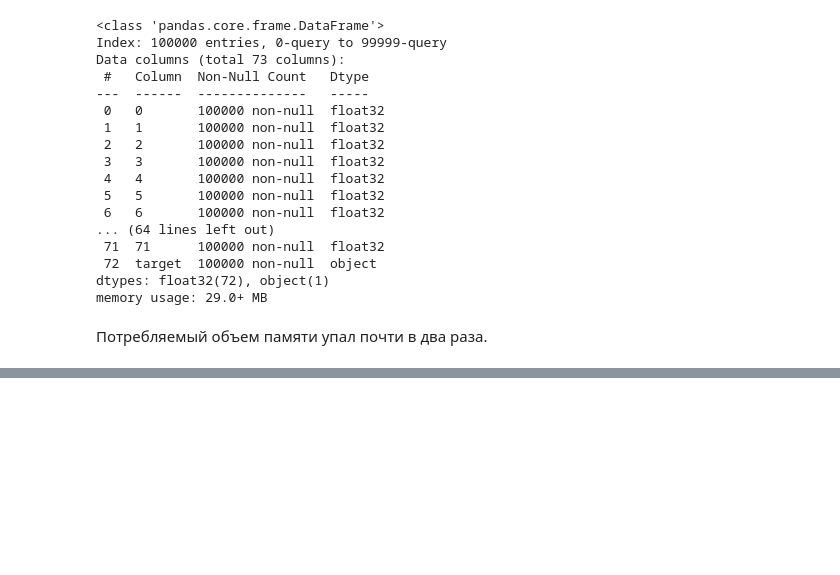
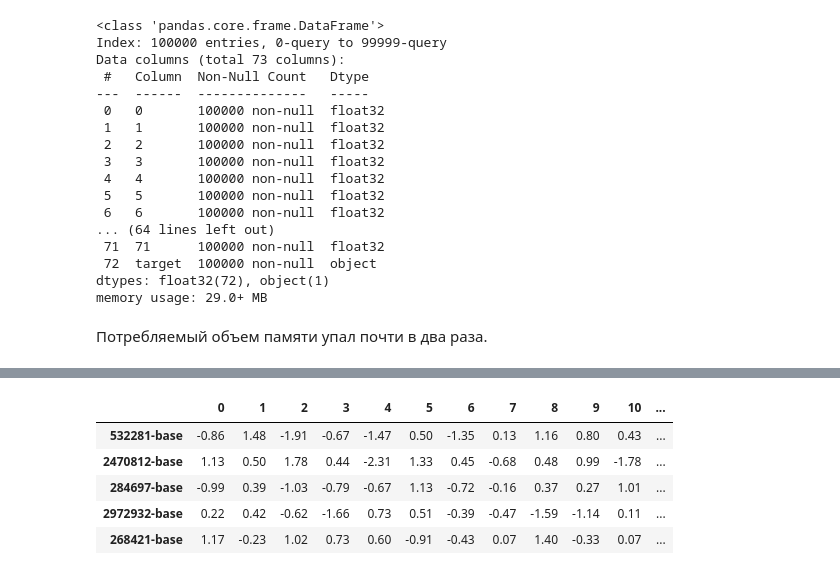
Before and after one commit to EPrutskoy/Marketplace-Matching, a Jupyter notebook: Matching_Marketplace.ipynb, the cells around one changed output, grey strips where cells are left out. Drawn from its saved outputs; the diff is of its cells as text; code cells hidden in the pictures; blank space fills up the shorter version.

```diff
--- a/Matching_Marketplace.ipynb
+++ b/Matching_Marketplace.ipynb
@@ -247,35 +270,0 @@ print("Расстояния до ближайших соседей:\n", D)
-# %%
-# Создание индекса с использованием GPU
-d = base.shape[1]  # Размерность векторов
-res = faiss.StandardGpuResources()  # инициализация ресурсов GPU
-index = faiss.IndexFlatL2(d)  # создание L2 индекса
-gpu_index = faiss.index_cpu_to_gpu(res, 0, index)  # перенос индекса на GPU
-
-# Добавление данных в индекс
-gpu_index.add(base)
-
-# Поиск 5 ближайших соседей для первых 10 векторов
-k = 400
-D, I = gpu_index.search(base[:10], k)
-
-print("Индексы ближайших соседей для первых 10 векторов:\n", I)
-print("Расстояния до ближайших соседей для первых 10 векторов:\n", D)
-# %%
-# Определение размерности векторов
-d = base.shape[1]
-
-# Создание индекса для использования на GPU
-res = faiss.StandardGpuResources()  # Инициализация ресурсов GPU
-index = faiss.IndexFlatL2(d)  # Создание индекса L2
-gpu_index = faiss.index_cpu_to_gpu(res, 0, index)  # Перемещение индекса на GPU
-
-# Добавление данных из base в индекс
-gpu_index.add(base)
-
-# Поиск 5 ближайших соседей для каждого вектора из valid
-k = 5  # Количество ближайших соседей для поиска
-D, I = gpu_index.search(valid, k)  # D - расстояния, I - индексы ближайших соседей
-
-# Теперь в I содержатся индексы ближайших соседей из base для каждого элемента из valid
-print("Индексы ближайших соседей:\n", I)
-print("Расстояния до ближайших соседей:\n", D)
@@ -281,0 +381,15 @@ print("Расстояния до ближайших соседей:\n", D)
+# %%
+base_index_df = pd.Series(data=base_index)
+train_index_df = pd.Series(data=train_index)
+# %%
+base_transform_df  = pd.DataFrame(base,  index=base_index_df)
+train_transform_df = pd.DataFrame(train, index=train_index_df)
+# %%
+base_transform_df.sample(5)
+# %% [output]
+|  | 0 | 1 | 2 | 3 | 4 | 5 | 6 | 7 | 8 | 9 | 10 | ... |
+| 532281-base | -0.86 | 1.48 | -1.91 | -0.67 | -1.47 | 0.50 | -1.35 | 0.13 | 1.16 | 0.80 | 0.43 | ... |
+| 2470812-base | 1.13 | 0.50 | 1.78 | 0.44 | -2.31 | 1.33 | 0.45 | -0.68 | 0.48 | 0.99 | -1.78 | ... |
+| 284697-base | -0.99 | 0.39 | -1.03 | -0.79 | -0.67 | 1.13 | -0.72 | -0.16 | 0.37 | 0.27 | 1.01 | ... |
+| 2972932-base | 0.22 | 0.42 | -0.62 | -1.66 | 0.73 | 0.51 | -0.39 | -0.47 | -1.59 | -1.14 | 0.11 | ... |
+| 268421-base | 1.17 | -0.23 | 1.02 | 0.73 | 0.60 | -0.91 | -0.43 | 0.07 | 1.40 | -0.33 | 0.07 | ... |
```
Also changed, not shown: parts of 73 cells of this notebook.
